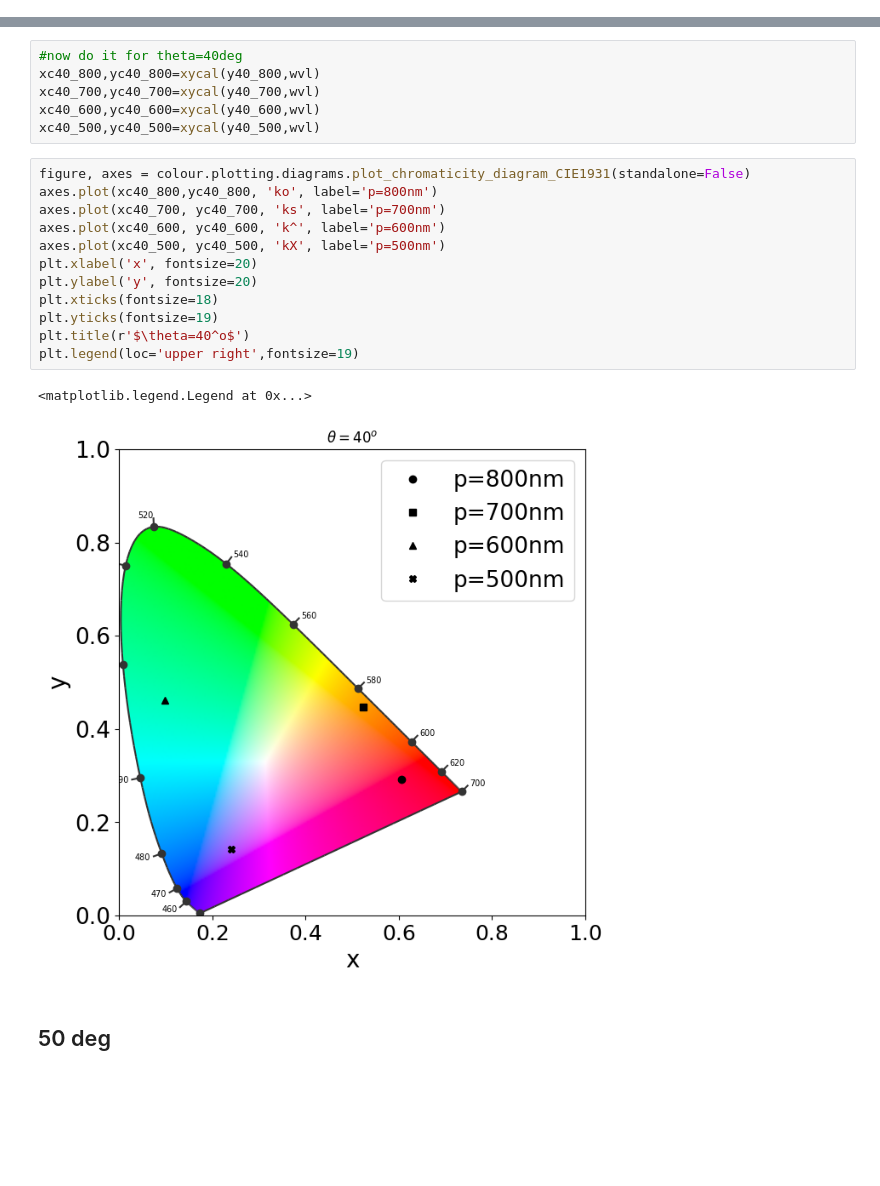
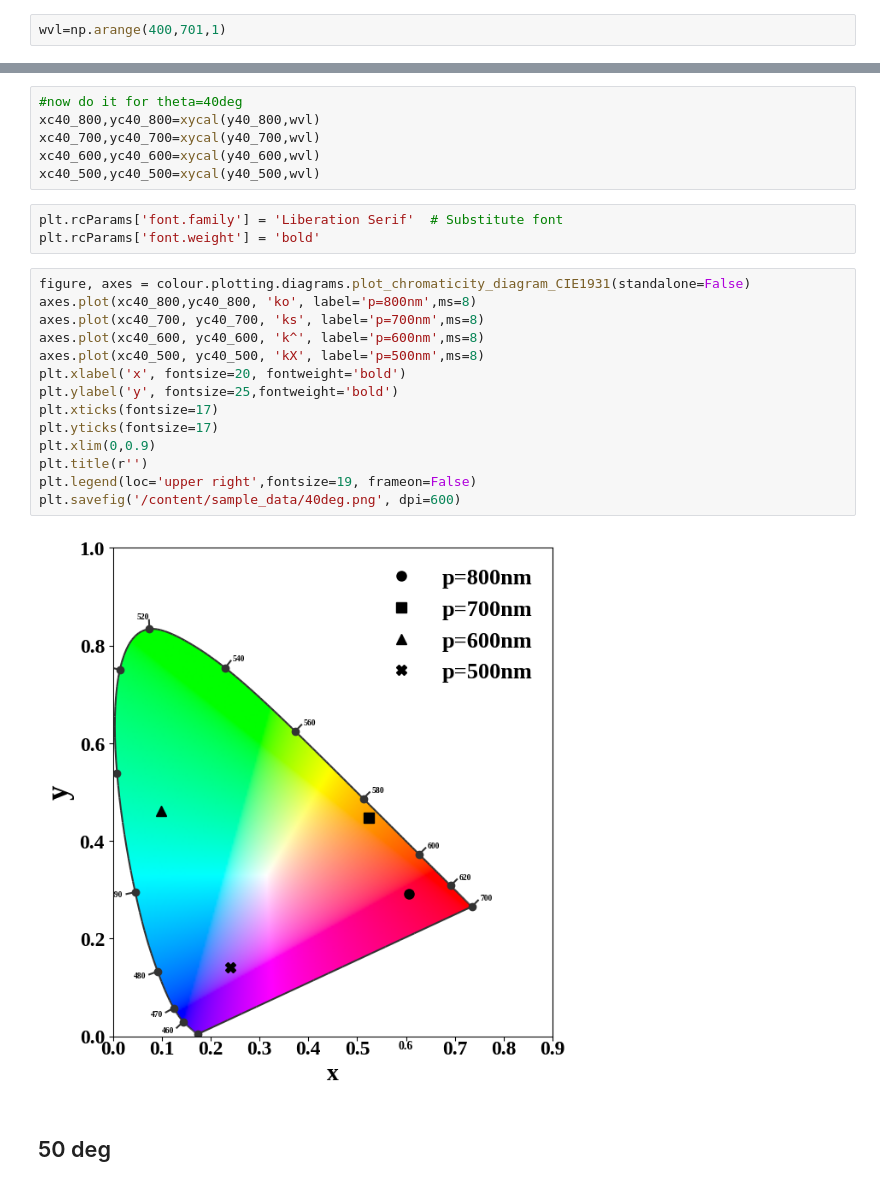
Before and after one commit to Feymankamal/Chromaticity-1931, a Jupyter notebook: colour_map.ipynb, the cells around one changed output, grey strips where cells are left out. Cells and saved outputs as stored; diff of their text form; blank space fills up the shorter version.

Commit message:
changes the fonts

```diff
--- a/colour_map.ipynb
+++ b/colour_map.ipynb
@@ -790,6 +794,8 @@ def xycal(values,wavelengths):
   x=xy[0]
   y=xy[1]
   return x,y
+# %%
+wvl=np.arange(400,701,1)
 # %% [markdown]
 ## 40 deg incidence
 now do it for 40 deg angle of incidence
@@ -812,21 +818,25 @@ xc40_800,yc40_800=xycal(y40_800,wvl)
 xc40_700,yc40_700=xycal(y40_700,wvl)
 xc40_600,yc40_600=xycal(y40_600,wvl)
 xc40_500,yc40_500=xycal(y40_500,wvl)
+# %%
+plt.rcParams['font.family'] = 'Liberation Serif'  # Substitute font
+plt.rcParams['font.weight'] = 'bold'
 # %%
 figure, axes = colour.plotting.diagrams.plot_chromaticity_diagram_CIE1931(standalone=False)
-axes.plot(xc40_800,yc40_800, 'ko', label='p=800nm')
-axes.plot(xc40_700, yc40_700, 'ks', label='p=700nm')
-axes.plot(xc40_600, yc40_600, 'k^', label='p=600nm')
-axes.plot(xc40_500, yc40_500, 'kX', label='p=500nm')
-plt.xlabel('x', fontsize=20)
-plt.ylabel('y', fontsize=20)
-plt.xticks(fontsize=18)
-plt.yticks(fontsize=19)
-plt.title(r'$\theta=40^o$')
-plt.legend(loc='upper right',fontsize=19)
+axes.plot(xc40_800,yc40_800, 'ko', label='p=800nm',ms=8)
+axes.plot(xc40_700, yc40_700, 'ks', label='p=700nm',ms=8)
+axes.plot(xc40_600, yc40_600, 'k^', label='p=600nm',ms=8)
+axes.plot(xc40_500, yc40_500, 'kX', label='p=500nm',ms=8)
+plt.xlabel('x', fontsize=20, fontweight='bold')
+plt.ylabel('y', fontsize=25,fontweight='bold')
+plt.xticks(fontsize=17)
+plt.yticks(fontsize=17)
+plt.xlim(0,0.9)
+plt.title(r'')
+plt.legend(loc='upper right',fontsize=19, frameon=False)
+plt.savefig('/content/sample_data/40deg.png', dpi=600)
 # %% [output]
-<matplotlib.legend.Legend at 0x...>
-[figure, old version]
+[figure, new version]
 # %% [markdown]
 ## 50 deg
 # %%
```
Also changed, not shown: parts of 3 cells of this notebook.
